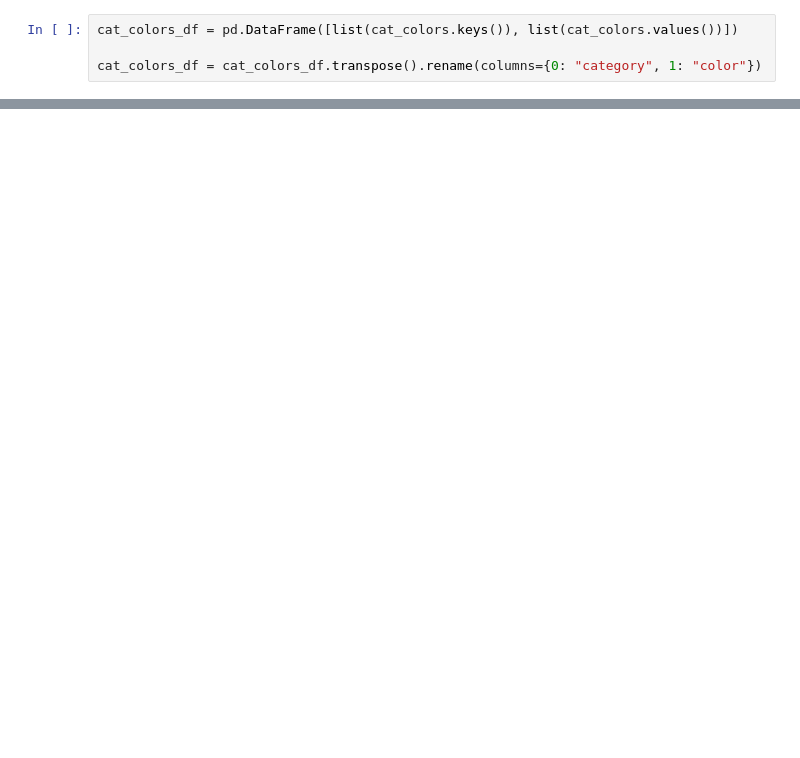
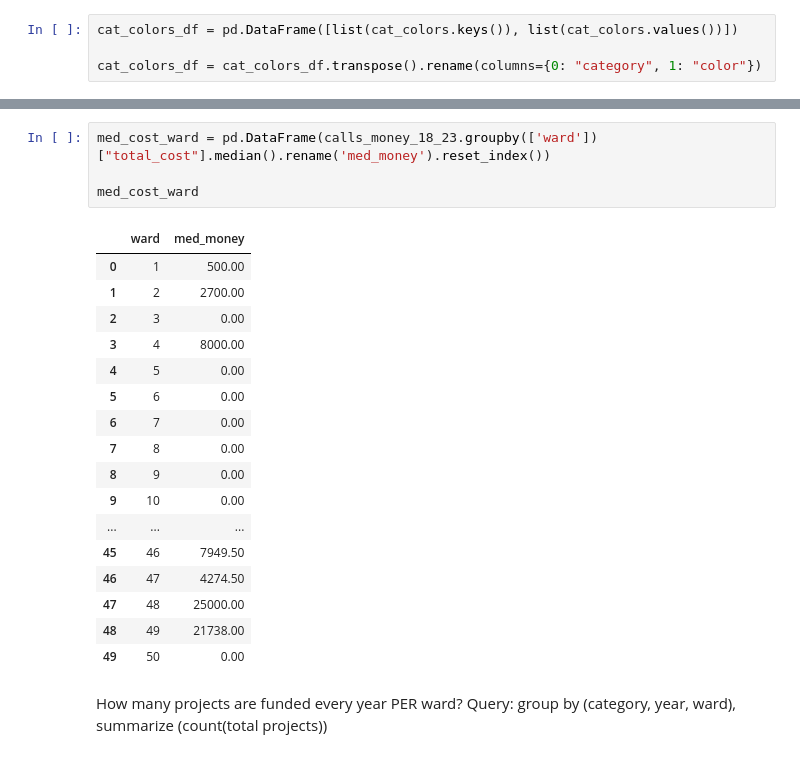
Before and after one commit to uchicago-2025-capp30122/30122-project-gitmoney, a Jupyter notebook: visualizations/lib_viz_build.ipynb, the cells around one changed output, grey strips where cells are left out. Saved outputs shown, nothing was run; the diff lists cells and outputs as text; blank space fills up the shorter version.

```diff
--- a/visualizations/lib_viz_build.ipynb
+++ b/visualizations/lib_viz_build.ipynb
@@ -51,0 +138,25 @@ alt.Chart(count_cats).mark_bar().encode(
+# %%
+med_cost_ward = pd.DataFrame(calls_money_18_23.groupby(['ward'])["total_cost"].median().rename('med_money').reset_index())
+
+med_cost_ward
+# %% [output]
+|  | ward | med_money |
+| 0 | 1 | 500.00 |
+| 1 | 2 | 2700.00 |
+| 2 | 3 | 0.00 |
+| 3 | 4 | 8000.00 |
+| 4 | 5 | 0.00 |
+| 5 | 6 | 0.00 |
+| 6 | 7 | 0.00 |
+| 7 | 8 | 0.00 |
+| 8 | 9 | 0.00 |
+| 9 | 10 | 0.00 |
+| ... | ... | ... |
+| 45 | 46 | 7949.50 |
+| 46 | 47 | 4274.50 |
+| 47 | 48 | 25000.00 |
+| 48 | 49 | 21738.00 |
+| 49 | 50 | 0.00 |
+# %% [markdown]
+How many projects are funded every year PER ward?
+Query: group by (category, year, ward), summarize (count(total projects))
```
Also changed, not shown: parts of 14 cells of this notebook.
